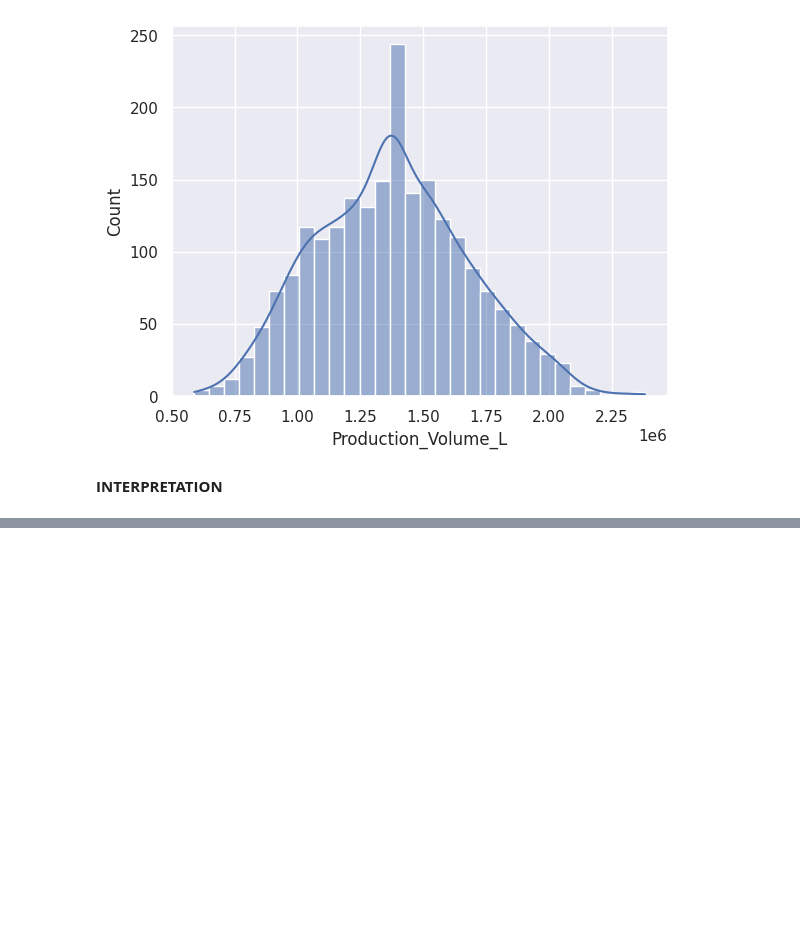
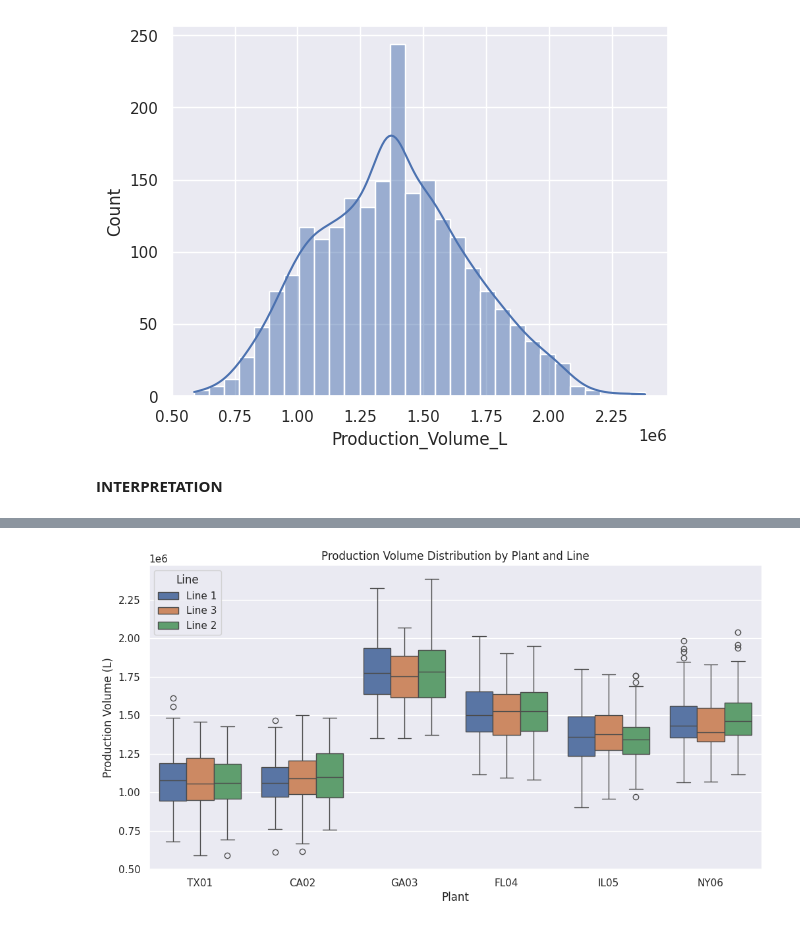
Before and after one commit to romeofopa/DA-Projects, a Jupyter notebook: Waste_Reduction_Operational_Efficiency_And_Predictive_Maintenance_In_Beverage_Company.ipynb, the cells around one changed output, grey strips where cells are left out. Cells and saved outputs as stored; diff of their text form; code cells hidden in the pictures; blank space fills up the shorter version.

```diff
--- a/Waste_Reduction_Operational_Efficiency_And_Predictive_Maintenance_In_Beverage_Company.ipynb
+++ b/Waste_Reduction_Operational_Efficiency_And_Predictive_Maintenance_In_Beverage_Company.ipynb
@@ -846,0 +923,17 @@ sns.histplot(data=data, x='Production_Volume_L', bins=30, kde=True)
+# %%
+plt.figure(figsize=(12,6))
+
+sns.boxplot(
+    data=data,
+    x='Plant_ID',
+    y='Production_Volume_L',
+    hue='Line'
+)
+
+plt.title("Production Volume Distribution by Plant and Line")
+plt.xlabel("Plant")
+plt.ylabel("Production Volume (L)")
+
+plt.show()
+# %% [output]
+[figure, added]
```
Also changed, not shown: parts of 22 cells of this notebook.
